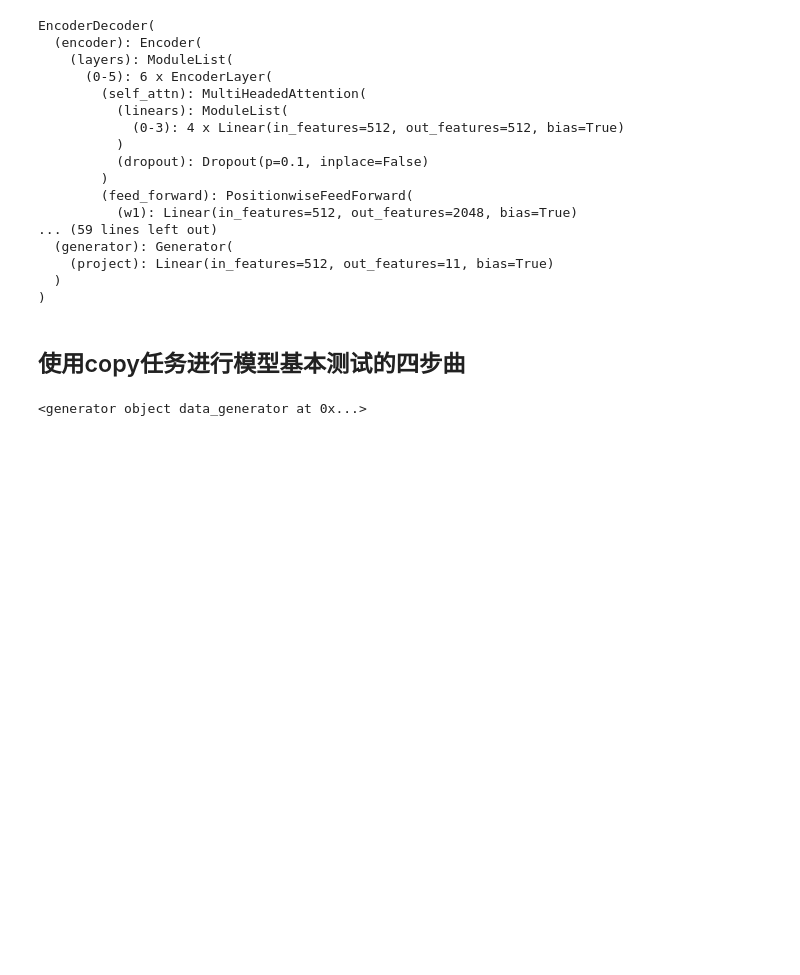
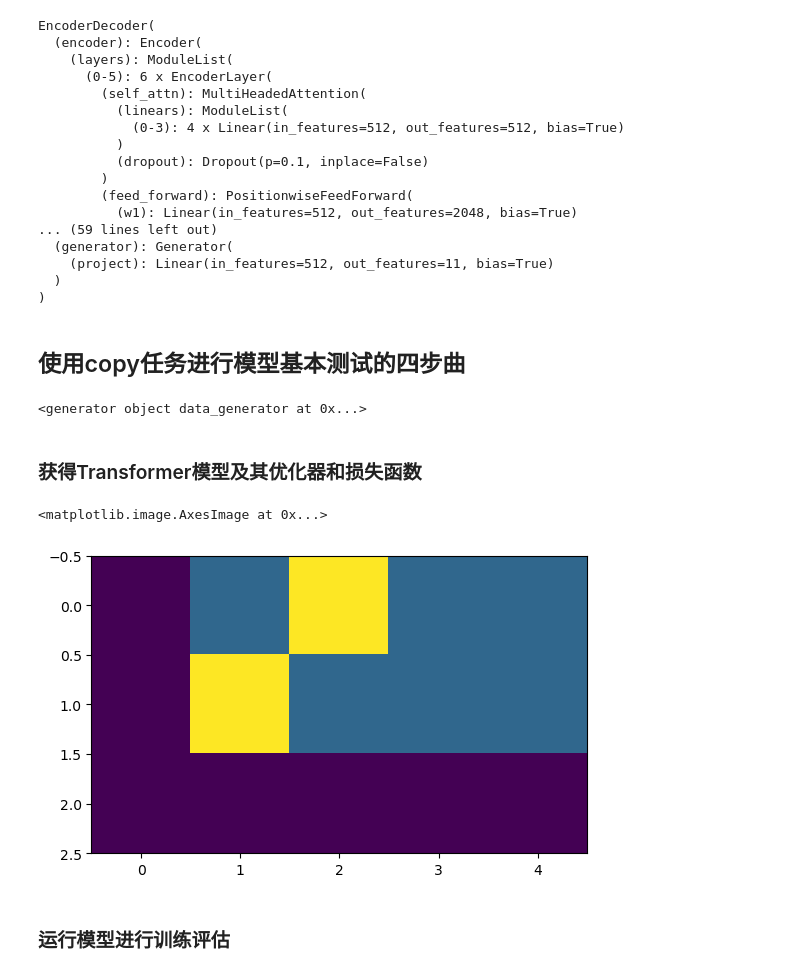
Before and after one commit to princepride/scratch-pytorch-step-by-step, a Jupyter notebook: deep learning/jupyter_notebook/3. 经典神经网络模型/3.10 transformer.ipynb, the cells around one changed output. Drawn from its saved outputs; the diff is of its cells as text; code cells hidden in the pictures; blank space fills up the shorter version.

```diff
--- a/deep learning/jupyter_notebook/3. 经典神经网络模型/3.10 transformer.ipynb
+++ b/deep learning/jupyter_notebook/3. 经典神经网络模型/3.10 transformer.ipynb
@@ -689,3 +712,5 @@ if __name__ == '__main__':
     print(res)
 # %% [output]
 <generator object data_generator at 0x...>
+# %% [markdown]
+### 获得Transformer模型及其优化器和损失函数
@@ -691,0 +742,28 @@ if __name__ == '__main__':
+# %%
+from pyitcast.transformer_utils import LabelSmoothing
+
+# 使用LabelSmoothing实例化一个crit对象.
+# 第一个参数size代表目标数据的词汇总数, 也是模型最后一层得到张量的最后一维大小
+# 这里是5说明目标词汇总数是5个. 第二个参数padding_idx表示要将那些tensor中的数字
+# 替换成0, 一般padding_idx=0表示不进行替换. 第三个参数smoothing, 表示标签的平滑程度
+# 如原来标签的表示值为1, 则平滑后它的值域变为[1-smoothing, 1+smoothing].
+crit = LabelSmoothing(size=5, padding_idx=0, smoothing=0.5)
+
+# 假定一个任意的模型最后输出预测结果和真实结果
+predict = Variable(torch.FloatTensor([[0, 0.2, 0.7, 0.1, 0],
+                             [0, 0.2, 0.7, 0.1, 0],
+                             [0, 0.2, 0.7, 0.1, 0]]))
+
+# 标签的表示值是0，1，2
+target = Variable(torch.LongTensor([2, 1, 0]))
+
+# 将predict, target传入到对象中
+crit(predict, target)
+
+# 绘制标签平滑图像
+plt.imshow(crit.true_dist)
+# %% [output]
+<matplotlib.image.AxesImage at 0x...>
+[figure, added]
+# %% [markdown]
+### 运行模型进行训练评估
```
Also changed, not shown: parts of 20 cells of this notebook.
